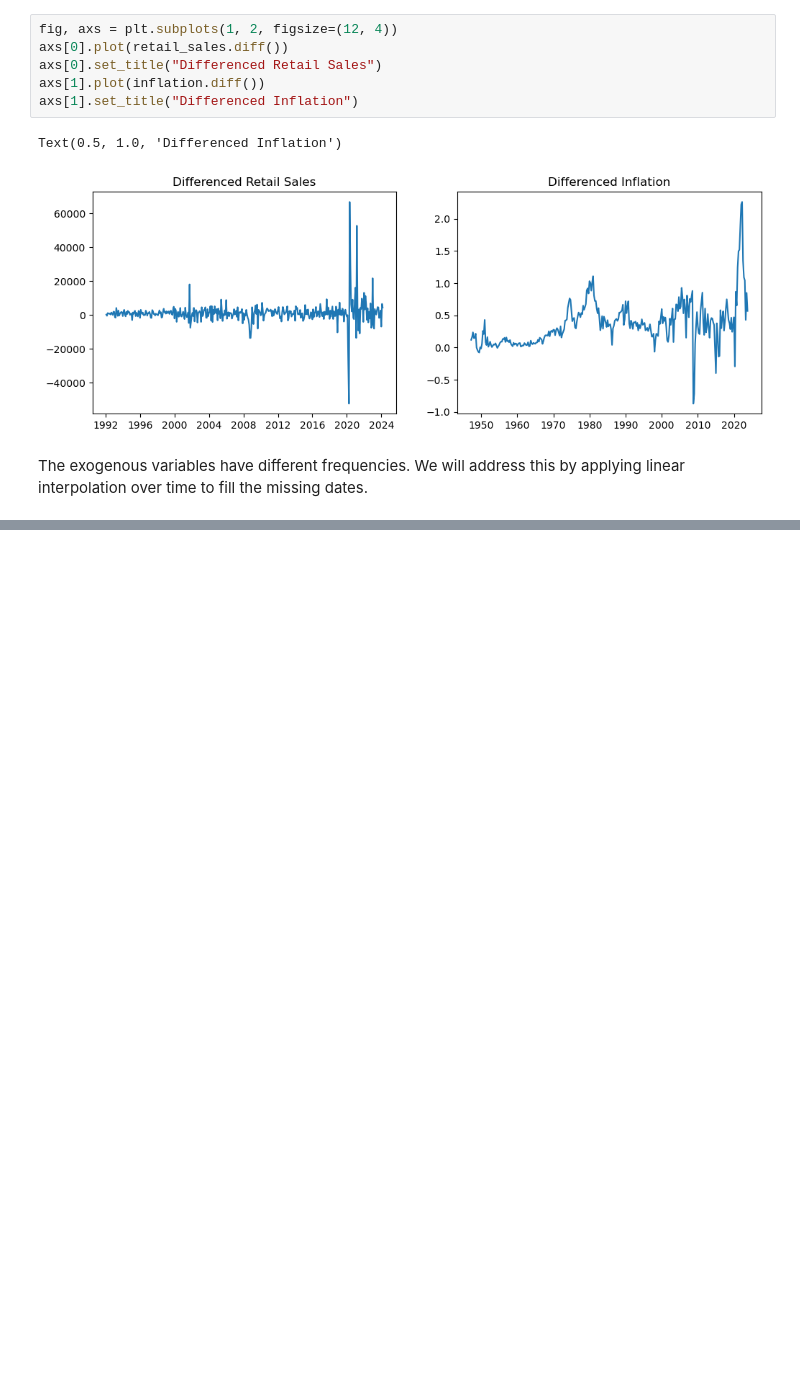
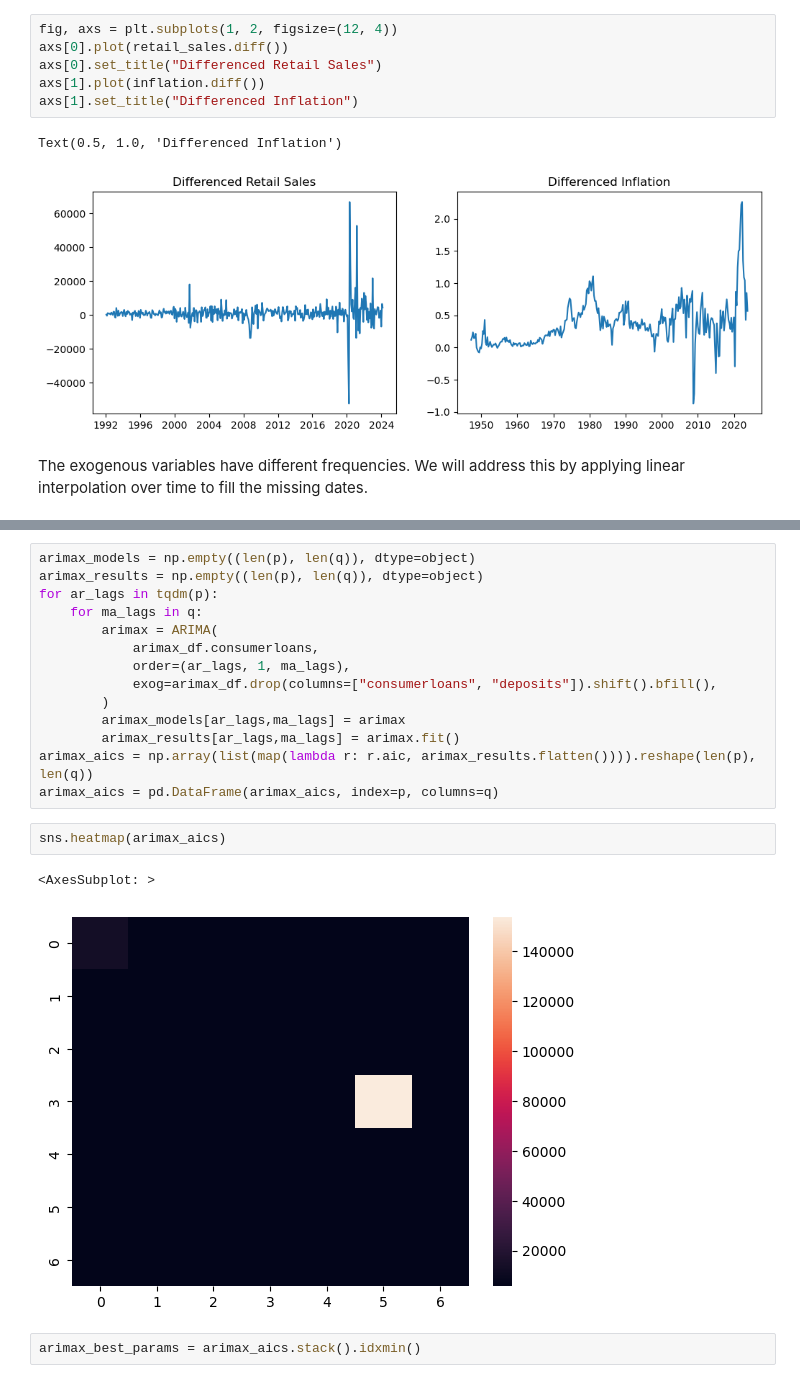
Before and after one commit to evanglas/forecasting-project, a Jupyter notebook: michael.ipynb, the cells around one changed output, grey strips where cells are left out. Saved outputs shown, nothing was run; the diff lists cells and outputs as text; blank space fills up the shorter version.

```diff
--- a/michael.ipynb
+++ b/michael.ipynb
@@ -453,0 +506,21 @@ arimax_df
+# %%
+arimax_models = np.empty((len(p), len(q)), dtype=object)
+arimax_results = np.empty((len(p), len(q)), dtype=object)
+for ar_lags in tqdm(p):
+    for ma_lags in q:
+        arimax = ARIMA(
+            arimax_df.consumerloans,
+            order=(ar_lags, 1, ma_lags),
+            exog=arimax_df.drop(columns=["consumerloans", "deposits"]).shift().bfill(),
+        )
+        arimax_models[ar_lags,ma_lags] = arimax
+        arimax_results[ar_lags,ma_lags] = arimax.fit()
+arimax_aics = np.array(list(map(lambda r: r.aic, arimax_results.flatten()))).reshape(len(p), len(q))
+arimax_aics = pd.DataFrame(arimax_aics, index=p, columns=q)
+# %%
+sns.heatmap(arimax_aics)
+# %% [output]
+<AxesSubplot: >
+[figure, added]
+# %%
+arimax_best_params = arimax_aics.stack().idxmin()
```
Also changed, not shown: parts of 19 cells of this notebook.
